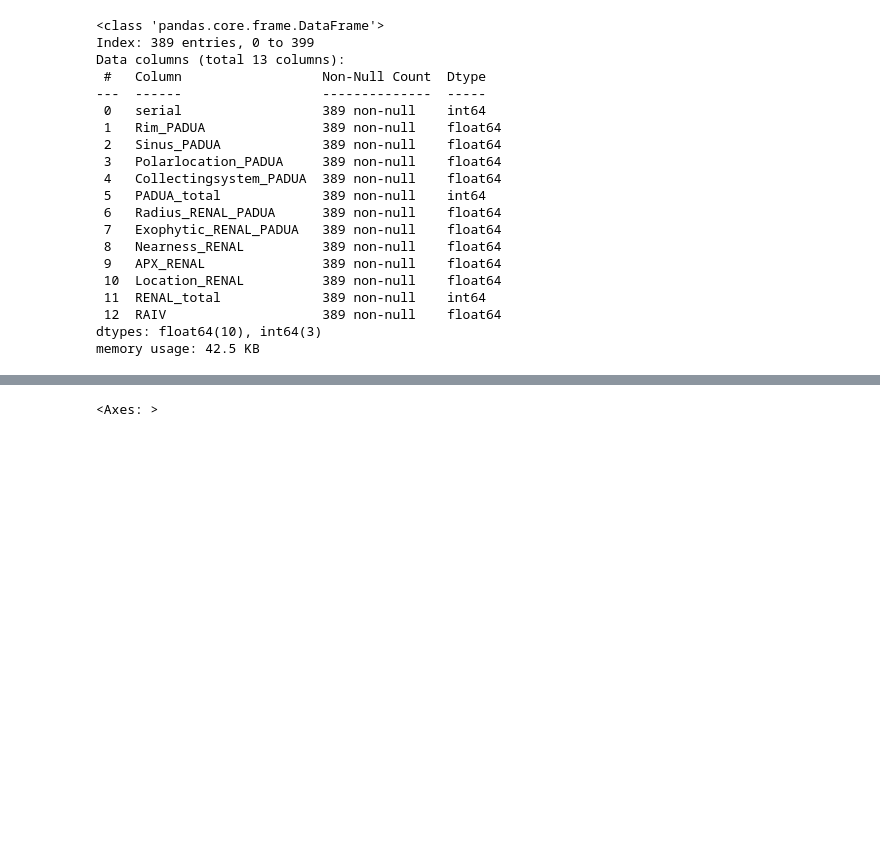
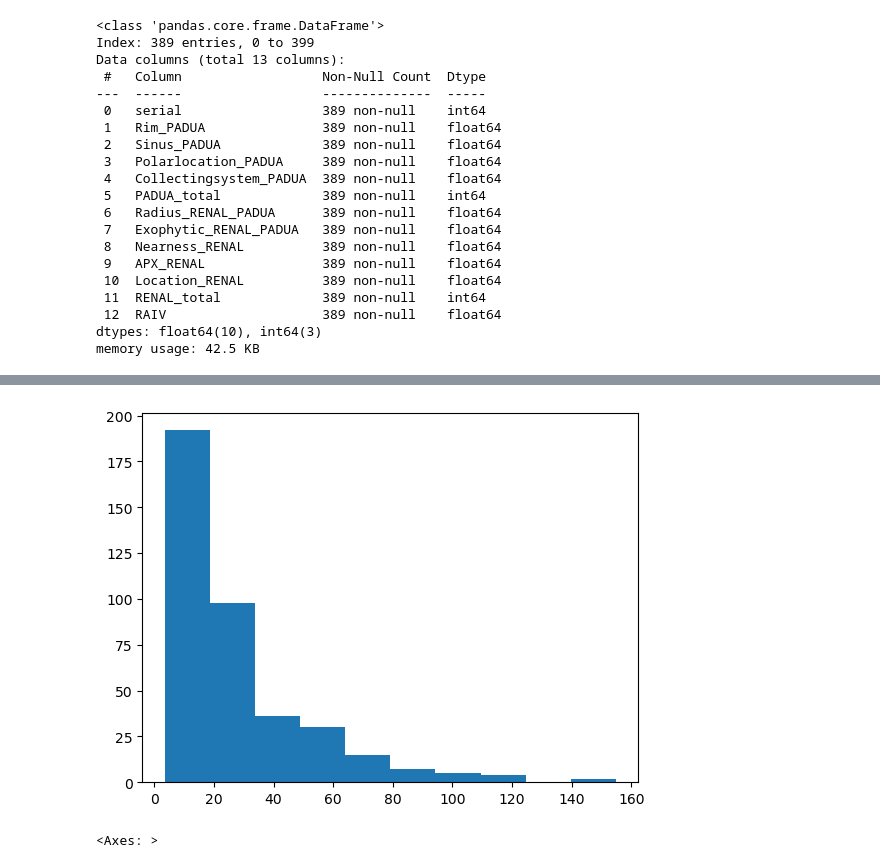
Before and after one commit to JoQri/ML_kidney_project, a Jupyter notebook: 1.Data Basic_EMA.ipynb, the cells around one changed output, grey strips where cells are left out. Cells and saved outputs as stored; diff of their text form; code cells hidden in the pictures; blank space fills up the shorter version.

```diff
--- a/1.Data Basic_EMA.ipynb
+++ b/1.Data Basic_EMA.ipynb
@@ -147,8 +146,9 @@ plt.show()
 # %%
 # Raiv에 대한 histogram
-
-fig=px.histogram(merged_data_result, x='RAIV')
-fig.show()
+plt.hist(merged_data_result['RAIV'])
+plt.show()
+# %% [output]
+[figure, added]
 # %%
 # 피어슨 함수로 상관관계 확인
 corr = merged_data_result.corr().round(2)
```
Also changed, not shown: parts of 24 cells of this notebook.
